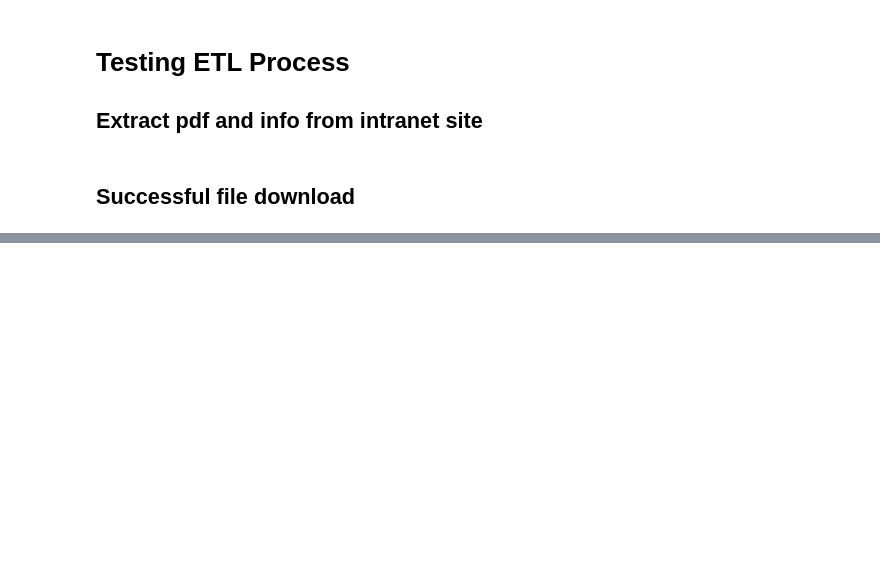
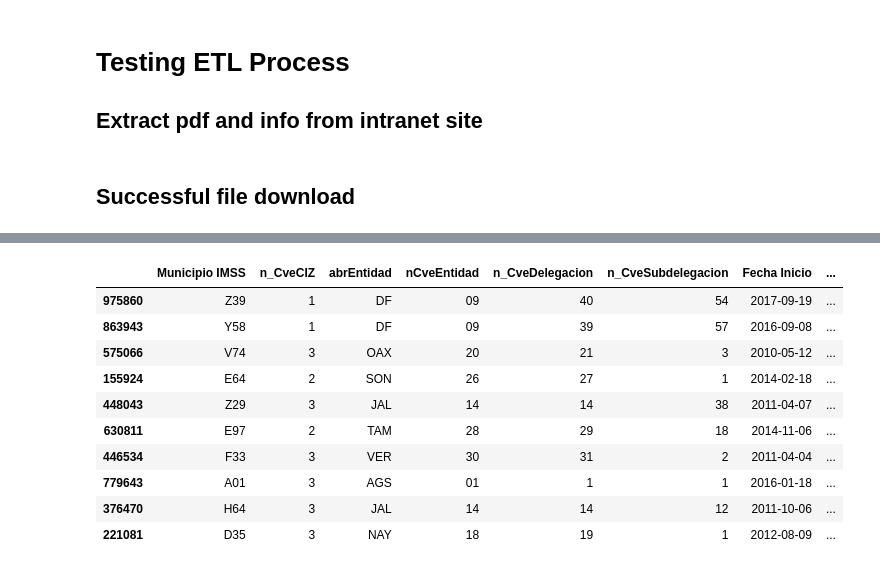
Before and after one commit to FernandoTorresL/stats_altas_patronales_imss, a Jupyter notebook: notebook/Test_AP_Reingenieria.ipynb, the cells around one changed output, grey strips where cells are left out. Drawn from its saved outputs; the diff is of its cells as text; code cells hidden in the pictures; blank space fills up the shorter version.

```diff
--- a/notebook/Test_AP_Reingenieria.ipynb
+++ b/notebook/Test_AP_Reingenieria.ipynb
@@ -160,0 +569,16 @@ data_ap
+# %%
+data_ap['nCveEntidad'] = (('0' + data_ap['nCveEntidad'].astype(str)).str[-2:]).astype(str)
+# %%
+data_ap.sample(10)
+# %% [output]
+|  | Municipio IMSS | n_CveCIZ | abrEntidad | nCveEntidad | n_CveDelegacion | n_CveSubdelegacion | Fecha Inicio | ... |
+| 975860 | Z39 | 1 | DF | 09 | 40 | 54 | 2017-09-19 | ... |
+| 863943 | Y58 | 1 | DF | 09 | 39 | 57 | 2016-09-08 | ... |
+| 575066 | V74 | 3 | OAX | 20 | 21 | 3 | 2010-05-12 | ... |
+| 155924 | E64 | 2 | SON | 26 | 27 | 1 | 2014-02-18 | ... |
+| 448043 | Z29 | 3 | JAL | 14 | 14 | 38 | 2011-04-07 | ... |
+| 630811 | E97 | 2 | TAM | 28 | 29 | 18 | 2014-11-06 | ... |
+| 446534 | F33 | 3 | VER | 30 | 31 | 2 | 2011-04-04 | ... |
+| 779643 | A01 | 3 | AGS | 01 | 1 | 1 | 2016-01-18 | ... |
+| 376470 | H64 | 3 | JAL | 14 | 14 | 12 | 2011-10-06 | ... |
+| 221081 | D35 | 3 | NAY | 18 | 19 | 1 | 2012-08-09 | ... |
```
Also changed, not shown: parts of 45 cells of this notebook, 1 other file.
